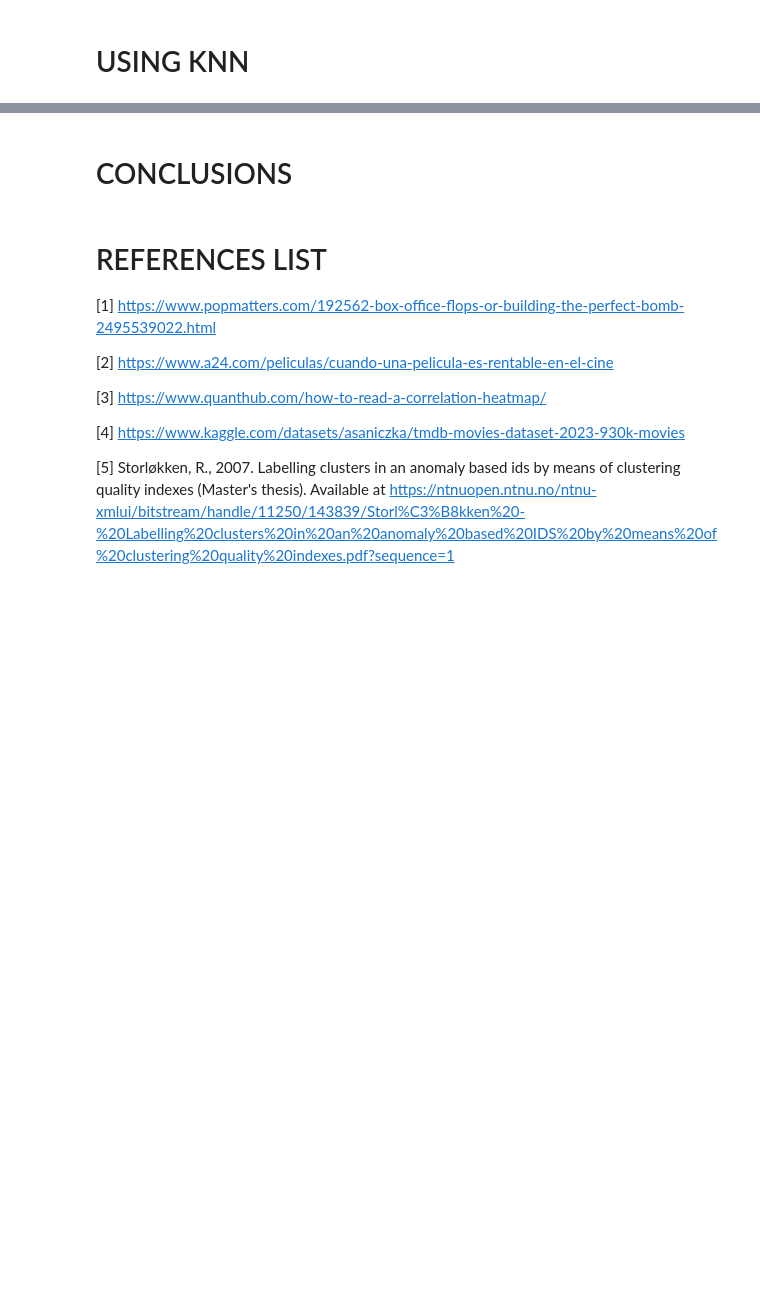
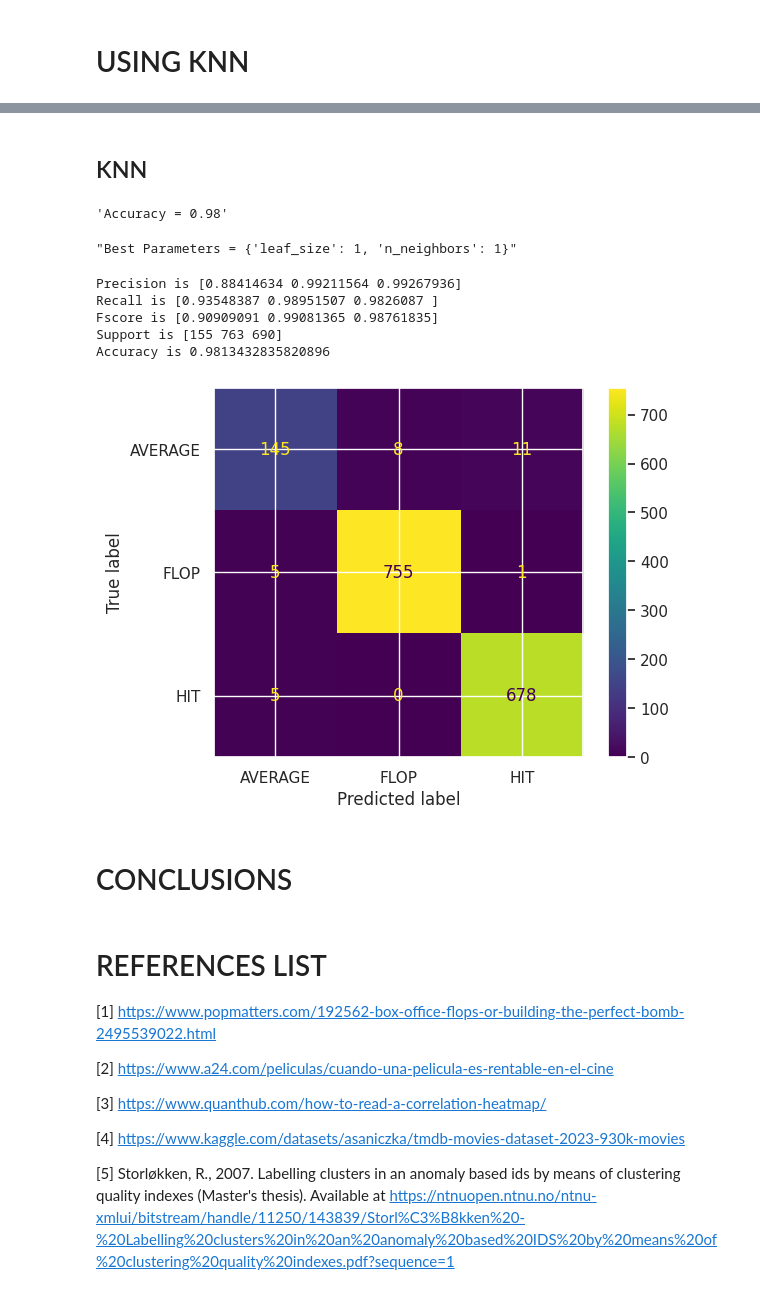
Before and after one commit to eddixoncu/GISMA_ML_Final, a Jupyter notebook: movies.ipynb, the cells around one changed output, grey strips where cells are left out. Saved outputs shown, nothing was run; the diff lists cells and outputs as text; code cells hidden in the pictures; blank space fills up the shorter version.

```diff
--- a/movies.ipynb
+++ b/movies.ipynb
@@ -834,3 +972,42 @@ F1 Score: 0.9731824583256312
+# %% [markdown]
+## KNN
+# %%
+parameters_grid = {
+     "n_neighbors": range(1, 5),
+    "leaf_size": [1, 10],
+
+}
+m3 = GridSearchCV(KNeighborsClassifier(), parameters_grid, scoring="accuracy", cv=5, n_jobs=-1)
+m3.fit(x_train, y_train)
+display("Accuracy = {:.2f}".format(m3.best_score_))
+display("Best Parameters = {}".format(m3.best_params_))
+# %% [output]
+'Accuracy = 0.98'
+"Best Parameters = {'leaf_size': 1, 'n_neighbors': 1}"
+# %%
+y_pred = m3.predict(x_test)
+accuracy = sklearn.metrics.accuracy_score(y_pred,y_test)
+conf_mtrx = sklearn.metrics.confusion_matrix(y_pred,y_test)
+precision,recall,fscore,support= sklearn.metrics.precision_recall_fscore_support(y_test,y_pred)
+print("Precision is",precision)
+print("Recall is",recall)
+print("Fscore is",fscore)
+print("Support is",support)
+print("Accuracy is",accuracy)
+# %% [output]
+Precision is [0.88414634 0.99211564 0.99267936]
+Recall is [0.93548387 0.98951507 0.9826087 ]
+Fscore is [0.90909091 0.99081365 0.98761835]
+Support is [155 763 690]
+Accuracy is 0.9813432835820896
+# %%
+conf_matrix_display = metrics.ConfusionMatrixDisplay(confusion_matrix = conf_mtrx,
+                                                     display_labels=m3.classes_
+                                                     )
+conf_matrix_display.plot()
+plts.show()
+# %% [output]
+[figure, added]
 # %% [markdown]
 # CONCLUSIONS
 # %% [markdown]
```
Also changed, not shown: parts of 37 cells of this notebook, 1 other file.
